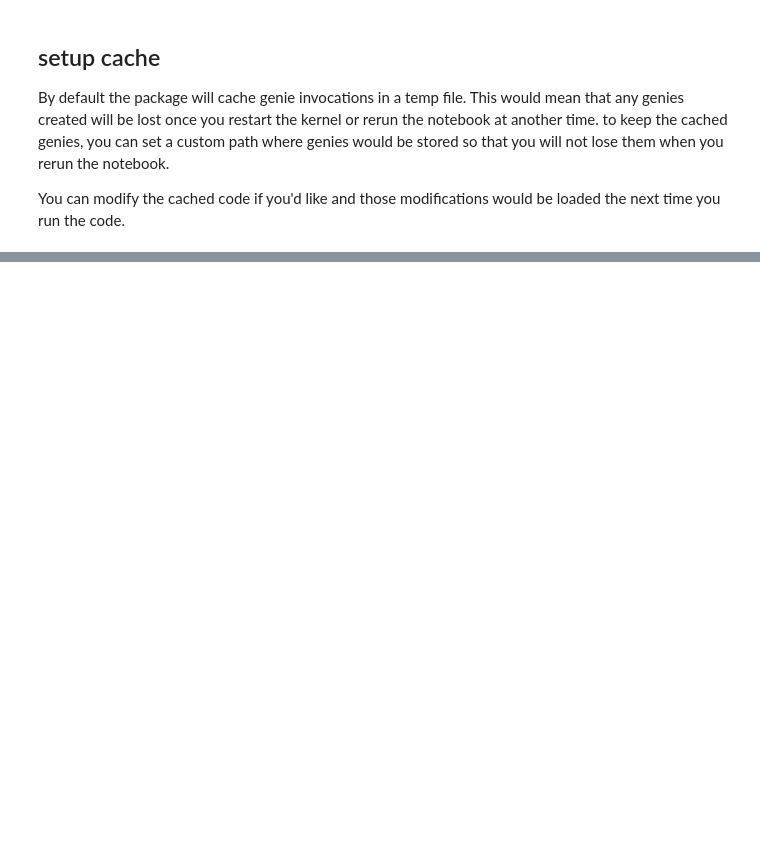
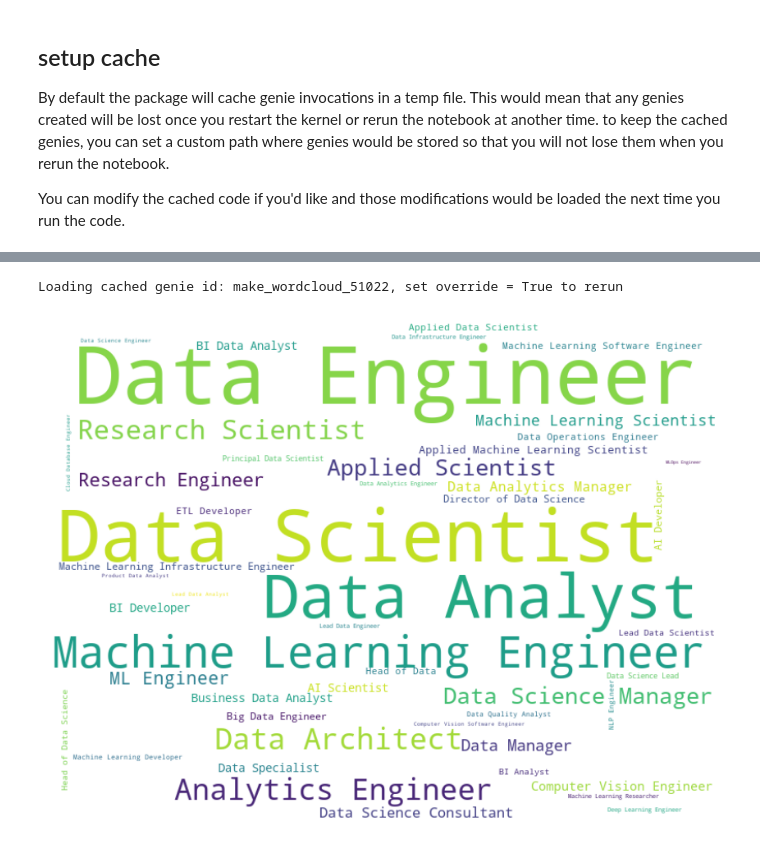
Before and after one commit to thismlguy/code-genie, a Jupyter notebook: docs/notebooks/Starter.ipynb, the cells around one changed output, grey strips where cells are left out. Drawn from its saved outputs; the diff is of its cells as text; code cells hidden in the pictures; blank space fills up the shorter version.

```diff
--- a/docs/notebooks/Starter.ipynb
+++ b/docs/notebooks/Starter.ipynb
@@ -118,0 +198,6 @@ def high_earners(df):
+# %%
+gr_word_cloud = genie.plz(["make a word cloud of job title using frequency of occurence of the job title as size of word",
+                           "main words should appear horizontal"])
+# %% [output]
+Loading cached genie id: make_wordcloud_51022, set override = True to rerun
+[figure, added]
```
Also changed, not shown: parts of 57 cells of this notebook, 35 other files.
